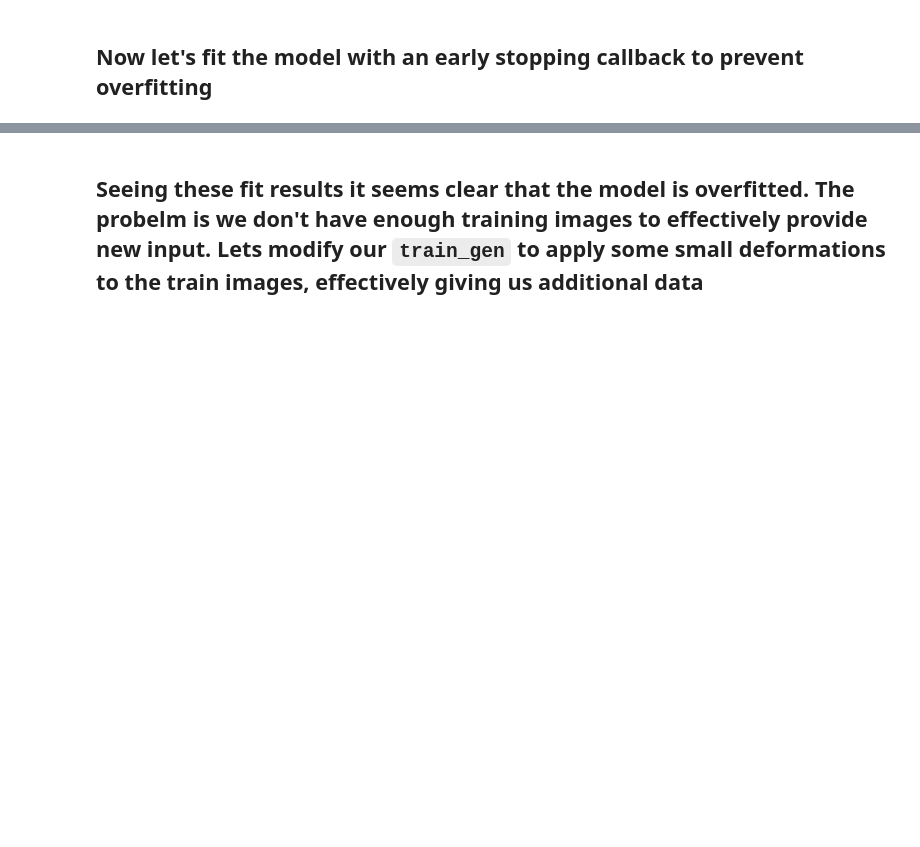
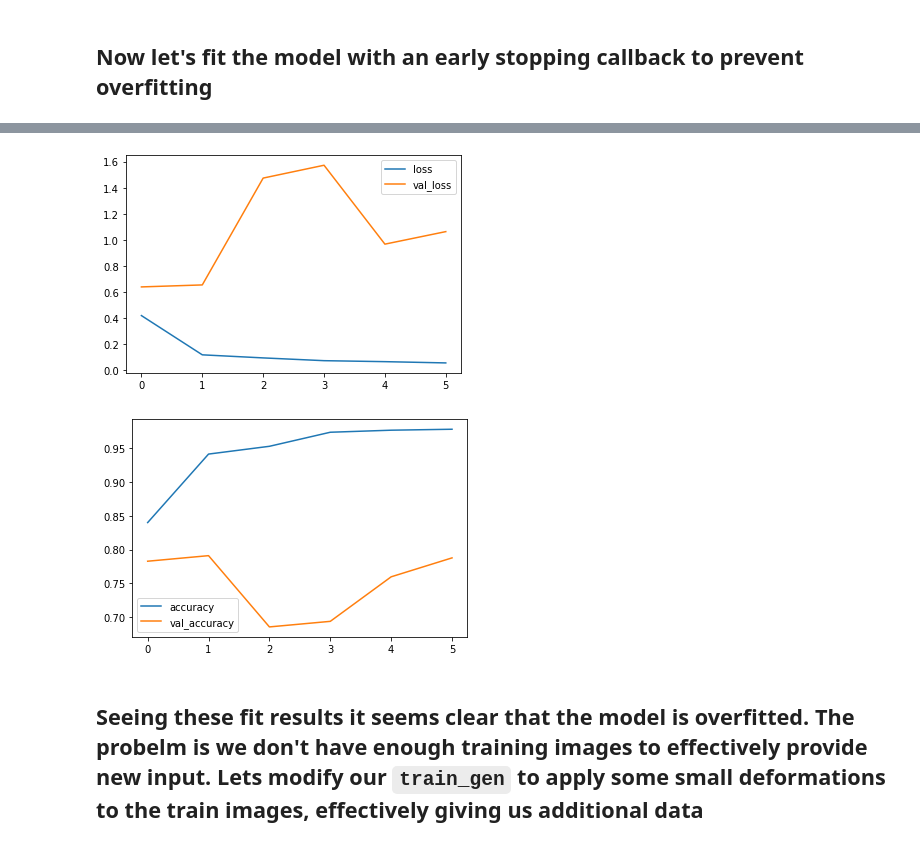
Before and after one commit to SeraphDev6/Pnuemonia_Image_Classification, a Jupyter notebook: Pneumonia_X_Ray_Classification.ipynb, the cells around one changed output, grey strips where cells are left out. Cells and saved outputs as stored; diff of their text form; code cells hidden in the pictures; blank space fills up the shorter version.

```diff
--- a/Pneumonia_X_Ray_Classification.ipynb
+++ b/Pneumonia_X_Ray_Classification.ipynb
@@ -192,26 +193,26 @@ show_image_samples(*next(train_gen))
 # %% [markdown]
 ## Now let's design the model using keras
 # %%
-def get_model():
-    model = keras.Sequential([
-    keras.layers.Conv2D(16, 3, activation = "relu", input_shape = (IMG_HEIGHT,IMG_WIDTH, 3)),
-    keras.layers.MaxPooling2D(),
-    keras.layers.Conv2D(32, 3, activation = "relu"),
-    keras.layers.MaxPooling2D(),
-    keras.layers.Conv2D(32, 3, activation = "relu"),
-    keras.layers.Flatten(),
-    keras.layers.Dense(64, activation="relu"),
-    keras.layers.Dense(2)
-])
+def get_model(num_layers = 1):
+    model = keras.Sequential()
+    model.add(keras.layers.Conv2D(16, 3, activation = "relu", input_shape = (IMG_HEIGHT,IMG_WIDTH, 3)))
+    model.add(keras.layers.MaxPooling2D())
+    for i in range(1,num_layers):
+        model.add(keras.layers.Conv2D(32, 3, activation = "relu"))
+        model.add(keras.layers.MaxPooling2D())
+    model.add(keras.layers.Flatten())
+    model.add(keras.layers.Dense(32, activation="relu"))
+    model.add(keras.layers.Dropout(0.1))
+    model.add(keras.layers.Dense(1, activation = "sigmoid"))
 
     model.compile(
         optimizer = "adam",
-        loss = keras.losses.SparseCategoricalCrossentropy(from_logits=True),
+        loss = "bce",
         metrics = ["accuracy"]
     )
 
     return model
 
-model = get_model()
+model = get_model(2)
 model.summary()
 # %% [output]
@@ -235,7 +236,7 @@ _________________________________________________________________
 # %% [markdown]
 ## Now let's fit the model with an early stopping callback to prevent overfitting
 # %%
-early_stopping = tf.keras.callbacks.EarlyStopping(min_delta = 0.001, patience = 10, restore_best_weights=True)
+early_stopping = tf.keras.callbacks.EarlyStopping(min_delta = 0.0001, patience = 5, restore_best_weights=True)
 
 history = model.fit(x = train_gen,
                     epochs = 100,
@@ -263,3 +259,16 @@ Epoch 14/100
+# %%
+def plot_hist(hist):
+  for metric in hist.history:
+    if metric[:3] != "val":
+      plt.plot(hist.history[metric], label = metric)
+      if f"val_{metric}" in hist.history:
+        plt.plot(hist.history[f"val_{metric}"], label = f"val_{metric}")
+      plt.legend()
+      plt.show()
+plot_hist(history)
+# %% [output]
+[figure, added]
+[figure, added]
 # %% [markdown]
 ## Seeing these fit results it seems clear that the model is overfitted. The probelm is we don't have enough training images to effectively provide new input. Lets modify our `train_gen` to apply some small deformations to the train images, effectively giving us additional data
 # %%
```
Also changed, not shown: parts of 21 cells of this notebook, 2 other files.
